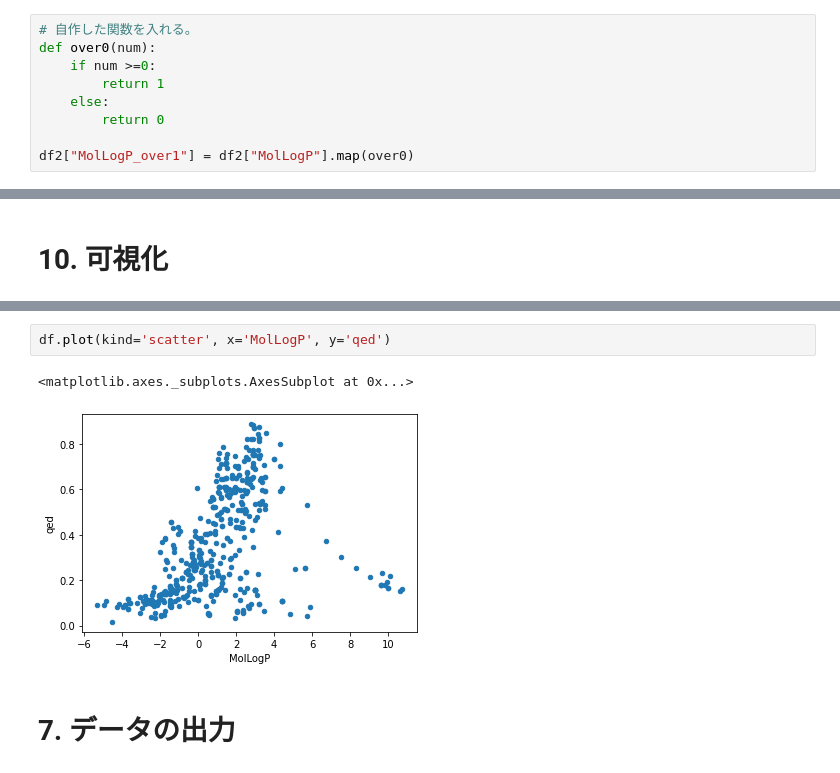
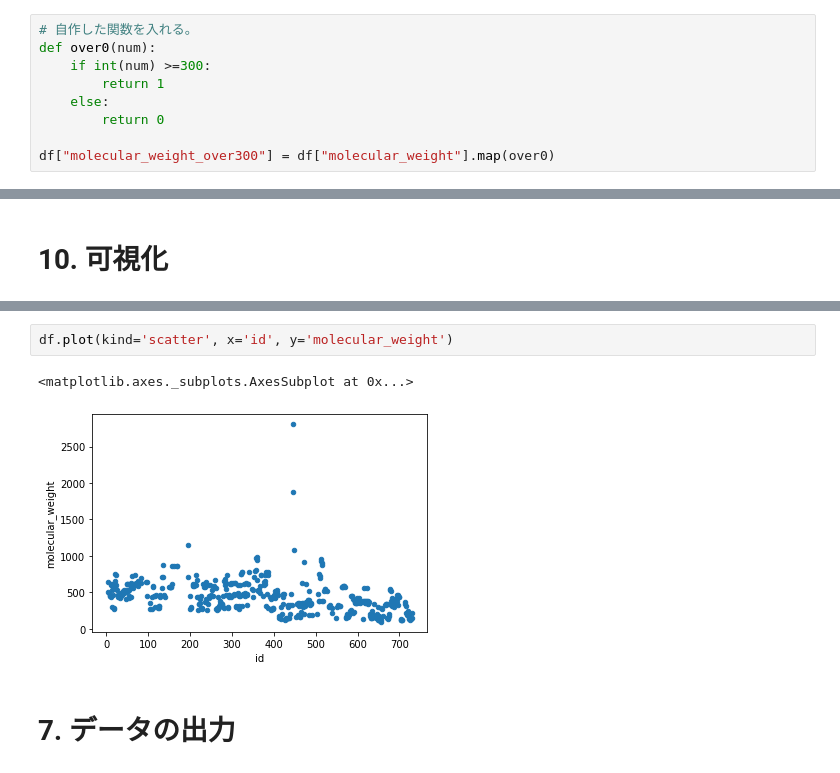
Before and after one commit to chemoinformatics-lecture/lecture-beginner, a Jupyter notebook: lesson02_jupyter/lecture_note.ipynb, the cells around one changed output, grey strips where cells are left out. Saved outputs shown, nothing was run; the diff lists cells and outputs as text.

```diff
--- a/lesson02_jupyter/lecture_note.ipynb
+++ b/lesson02_jupyter/lecture_note.ipynb
@@ -136,9 +147,9 @@ df.describe(include='all')
 # %%
 # 自作した関数を入れる。
 def over0(num):
-    if num >=0:
+    if int(num) >=300:
         return 1
     else:
         return 0
 
-df2["MolLogP_over1"] = df2["MolLogP"].map(over0)
+df["molecular_weight_over300"] = df["molecular_weight"].map(over0)
@@ -338,8 +365,8 @@ array([[<matplotlib.axes._subplots.AxesSubplot object at 0x...>]],
 # %%
-df.plot(kind='scatter', x='MolLogP', y='qed')
+df.plot(kind='scatter', x='id', y='molecular_weight')
 # %% [output]
 <matplotlib.axes._subplots.AxesSubplot at 0x...>
-[figure, old version]
+[figure, new version]
 # %% [markdown]
 # 7. データの出力
 # %%
```
Also changed, not shown: parts of 17 cells of this notebook.
